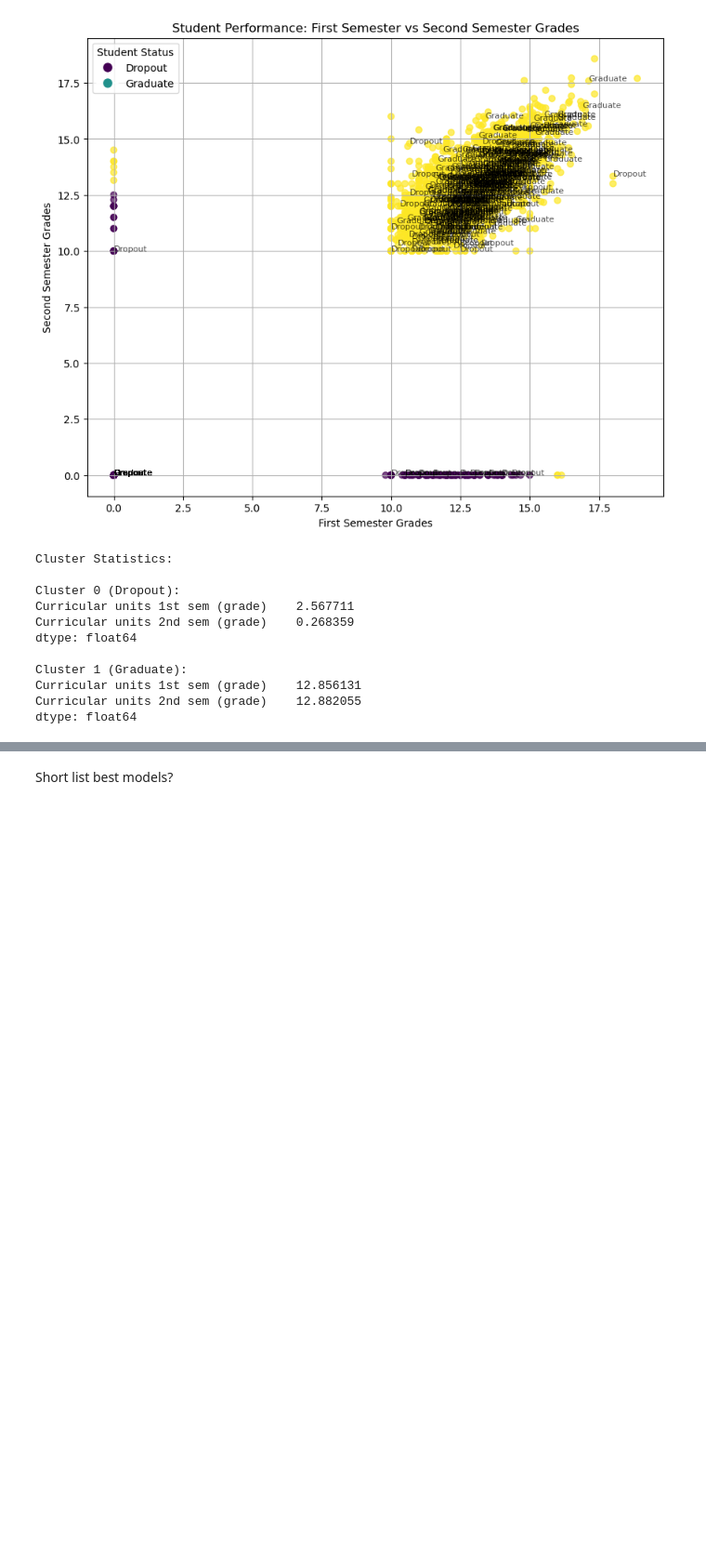
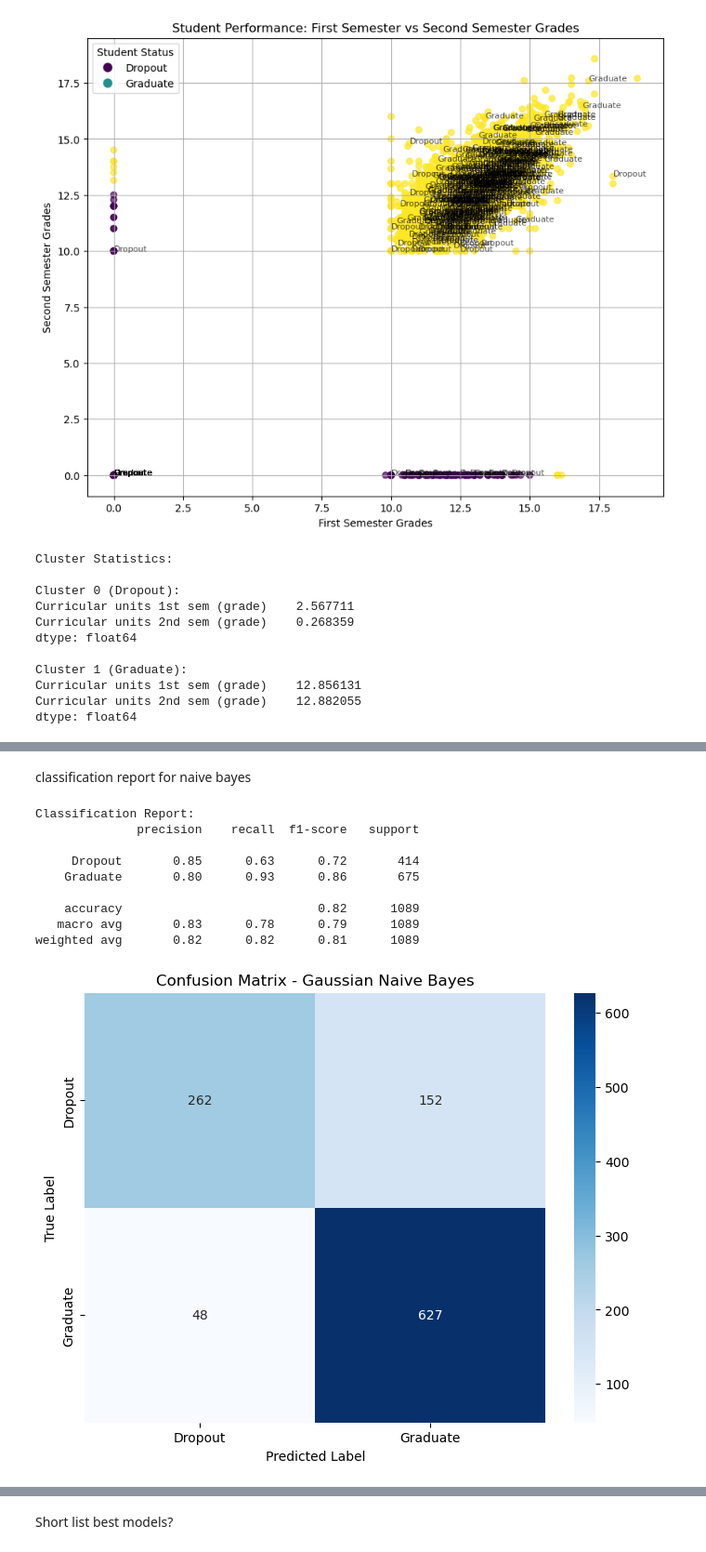
Before and after one commit to azeiber/student-droupout-detection, a Jupyter notebook: Studentdropoutandacademicsuccess.ipynb, the cells around one changed output, grey strips where cells are left out. Shown at 93% size. Cells and saved outputs as stored; diff of their text form; code cells hidden in the pictures; blank space fills up the shorter version.

```diff
--- a/Studentdropoutandacademicsuccess.ipynb
+++ b/Studentdropoutandacademicsuccess.ipynb
@@ -1037,0 +1231,77 @@ dtype: float64
+# %% [markdown]
+classification report for naive bayes
+# %%
+import pandas as pd
+import numpy as np
+from sklearn.naive_bayes import GaussianNB
+from sklearn.model_selection import train_test_split
+from sklearn.metrics import classification_report, confusion_matrix
+import matplotlib.pyplot as plt
+import seaborn as sns
+
+# Load the cleaned data
+df_cleaned = pd.read_csv('cleaned_data_no_enrolled.csv')
+
+# Filter the data to only include Dropout and Graduate students
+df_filtered = df_cleaned[df_cleaned['Target'].isin(['Dropout', 'Graduate'])]
+
+# Select features for the model
+features = [
+    'Scholarship holder',
+    'Course',
+    'Nacionality',
+    'International',
+    "Mother's qualification",
+    "Father's qualification",
+    'Displaced',
+    'Debtor',
+    'Curricular units 1st sem (grade)',
+    'Curricular units 2nd sem (grade)'
+]
+
+# Prepare the data
+X = df_filtered[features]
+y = df_filtered['Target']
+
+# Split the data into training and testing sets
+X_train, X_test, y_train, y_test = train_test_split(X, y, test_size=0.3, random_state=42)
+
+# Initialize and train the Gaussian Naive Bayes model
+gnb = GaussianNB()
+gnb.fit(X_train, y_train)
+
+# Make predictions
+y_pred = gnb.predict(X_test)
+
+# Print classification report
+print("Classification Report:")
+print(classification_report(y_test, y_pred))
+
+# Create confusion matrix
+cm = confusion_matrix(y_test, y_pred)
+
+# Plot confusion matrix
+plt.figure(figsize=(8, 6))
+sns.heatmap(cm, annot=True, fmt='d', cmap='Blues',
+            xticklabels=['Dropout', 'Graduate'],
+            yticklabels=['Dropout', 'Graduate'])
+plt.title('Confusion Matrix - Gaussian Naive Bayes')
+plt.ylabel('True Label')
+plt.xlabel('Predicted Label')
+plt.show()
+
+# Print feature importance (based on variance)
+print("\nFeature Importance (based on variance):")
+for feature, importance in zip(features, np.var(X_train, axis=0)):
+    print(f"{feature}: {importance:.4f}")
+# %% [output]
+Classification Report:
+              precision    recall  f1-score   support
+
+     Dropout       0.85      0.63      0.72       414
+    Graduate       0.80      0.93      0.86       675
+
+    accuracy                           0.82      1089
+   macro avg       0.83      0.78      0.79      1089
+weighted avg       0.82      0.82      0.81      1089
+[figure, added]
```
Also changed, not shown: parts of 5 cells of this notebook.
